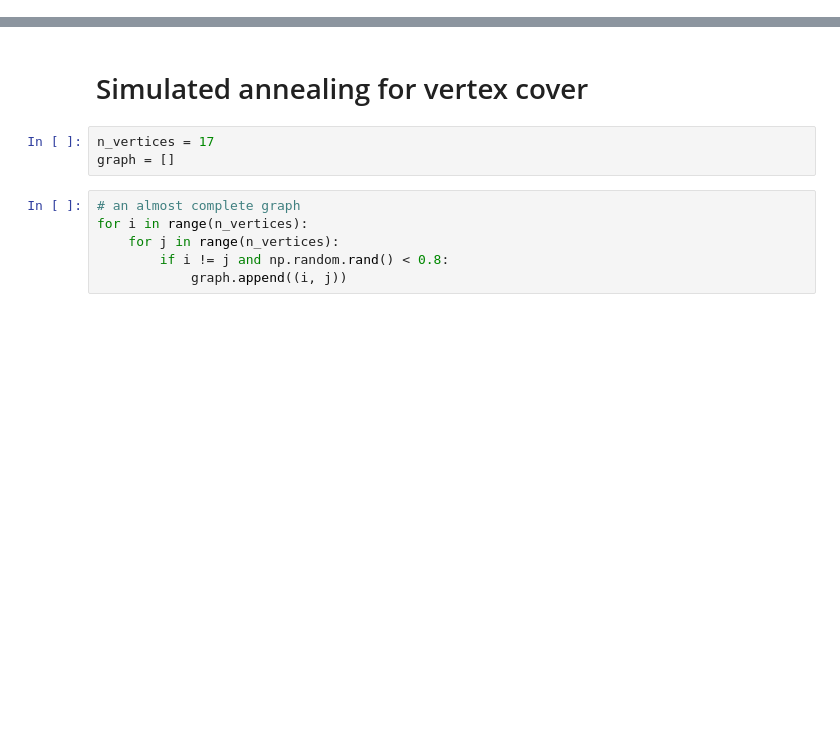
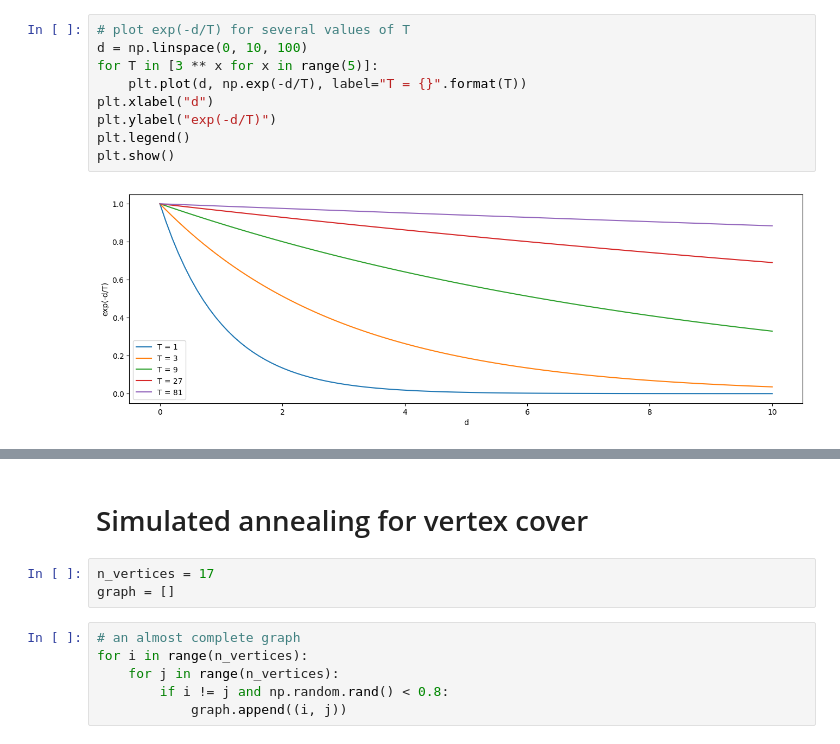
Before and after one commit to viluon/simulated-annealing, a Jupyter notebook: kop-ni.ipynb, the cells around one changed output, grey strips where cells are left out. Saved outputs shown, nothing was run; the diff lists cells and outputs as text; blank space fills up the shorter version.

```diff
--- a/kop-ni.ipynb
+++ b/kop-ni.ipynb
@@ -25,0 +45,11 @@ colors = sns.color_palette()
+# %%
+# plot exp(-d/T) for several values of T
+d = np.linspace(0, 10, 100)
+for T in [3 ** x for x in range(5)]:
+    plt.plot(d, np.exp(-d/T), label="T = {}".format(T))
+plt.xlabel("d")
+plt.ylabel("exp(-d/T)")
+plt.legend()
+plt.show()
+# %% [output]
+[figure, added]
```
Also changed, not shown: parts of 6 cells of this notebook.
